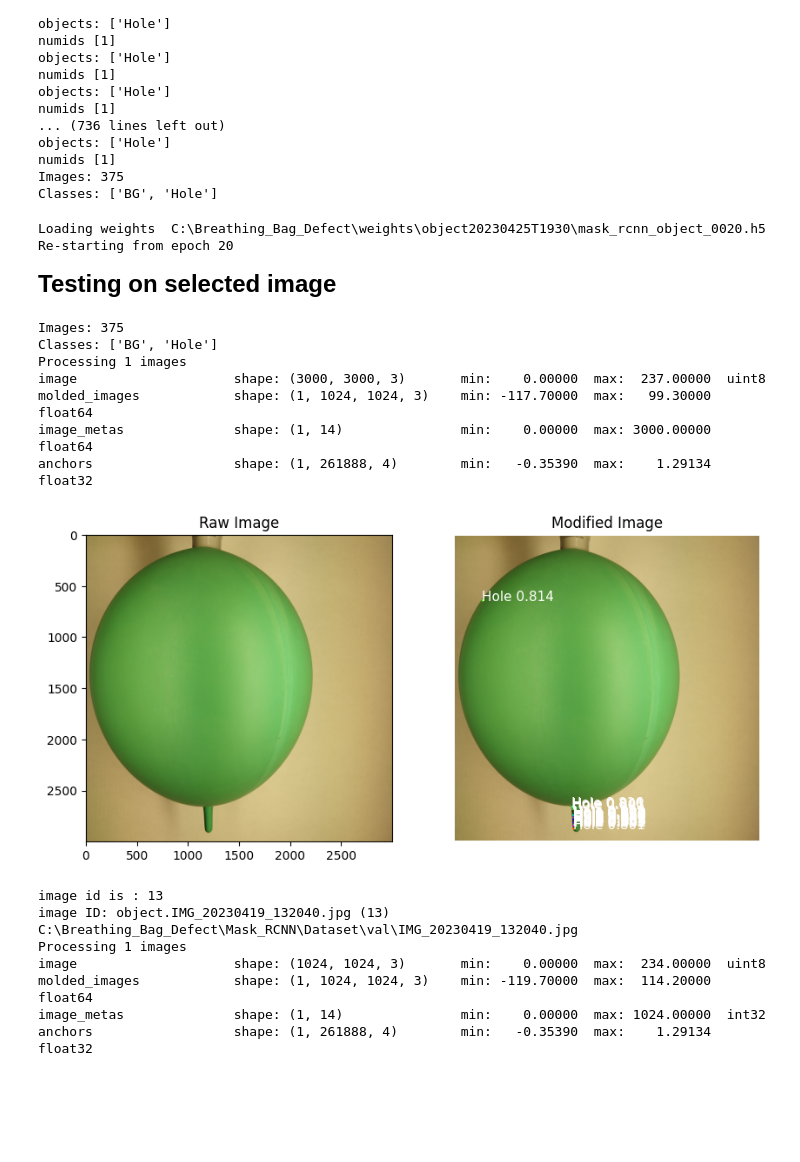
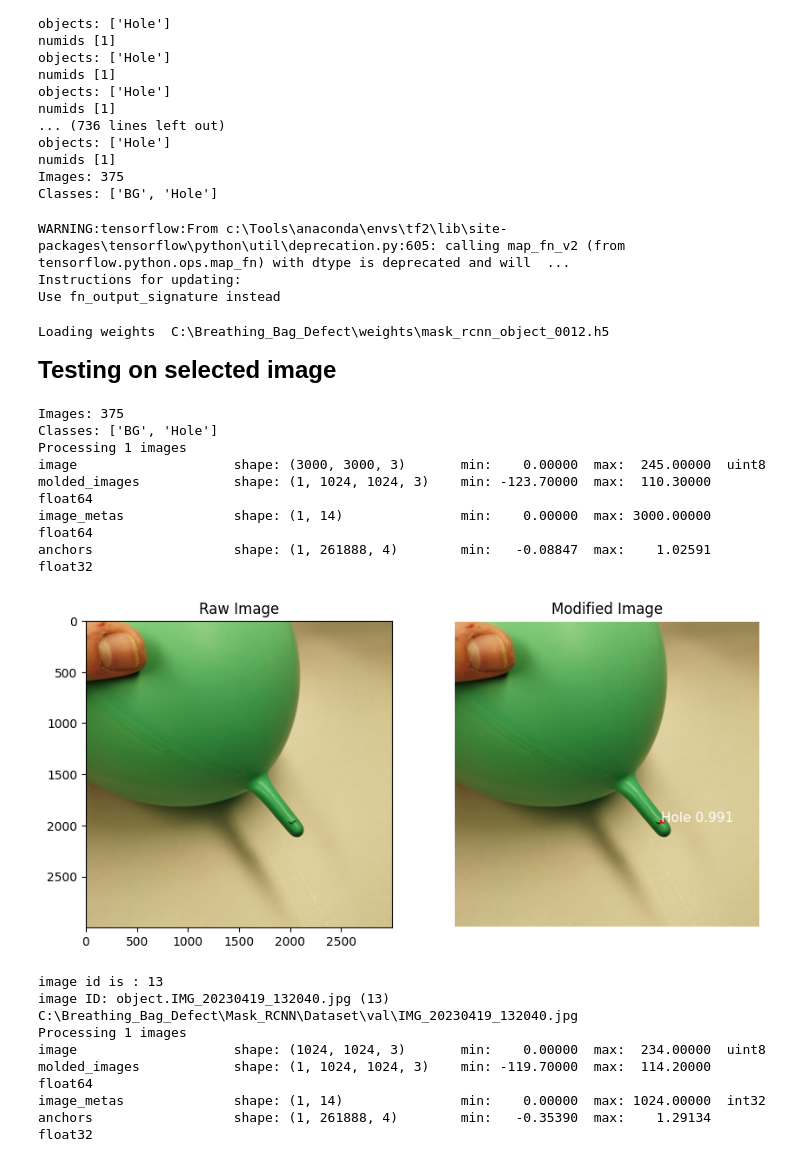
Before and after one commit to REVVVY/Breathing_Bag_Defect, a Jupyter notebook: Mask_RCNN/test_truck_car_model.ipynb, the cells around one changed output. Cells and saved outputs as stored; diff of their text form; code cells hidden in the pictures; blank space fills up the shorter version.

```diff
--- a/Mask_RCNN/test_truck_car_model.ipynb
+++ b/Mask_RCNN/test_truck_car_model.ipynb
@@ -38,4 +38,4 @@ DEFAULT_LOGS_DIR = os.path.join(ROOT_DIR, "logs")
 
 MODEL_DIR = os.path.join(ROOT_DIR, "logs")
 
-WEIGHTS_PATH = "C:\\Breathing_Bag_Defect\\weights\\object20230425T1930\\mask_rcnn_object_0020.h5"   # change it
+WEIGHTS_PATH = "C:\\Breathing_Bag_Defect\\weights\\mask_rcnn_object_0012.h5"   # change it
@@ -53,7 +51,7 @@ class CustomConfig(Config):
 
     NUM_CLASSES = 1 + 1  # Background + Hole
 
-    RPN_ANCHOR_SCALES = (32, 64, 128, 256, 512)  # anchor side in pixels
+    RPN_ANCHOR_SCALES = (8, 16, 32, 64, 128)  # anchor side in pixels
 
     # Number of training steps per epoch
     STEPS_PER_EPOCH = 2000
@@ -169,6 +167,10 @@ Classes: ['BG', 'Hole']
 config = CustomConfig()
 #LOAD MODEL. Create model in inference mode
 model = modellib.MaskRCNN(mode="inference", model_dir=MODEL_DIR, config=config)
+# %% [output]
+WARNING:tensorflow:From c:\Tools\anaconda\envs\tf2\lib\site-packages\tensorflow\python\util\deprecation.py:605: calling map_fn_v2 (from tensorflow.python.ops.map_fn) with dtype is deprecated and will  ...
+Instructions for updating:
+Use fn_output_signature instead
 # %%
 # Load COCO weights Or, load the last model you trained
 weights_path = WEIGHTS_PATH
@@ -176,44 +178,43 @@ weights_path = WEIGHTS_PATH
 print("Loading weights ", weights_path)
 model.load_weights(weights_path, by_name=True)
 # %% [output]
-Loading weights  C:\Breathing_Bag_Defect\weights\object20230425T1930\mask_rcnn_object_0020.h5
-Re-starting from epoch 20
+Loading weights  C:\Breathing_Bag_Defect\weights\mask_rcnn_object_0012.h5
 # %% [markdown]
 <span style="font-size: 24px; font-weight: bold;">Testing on selected image</span>
 # %%
 print("Images: {}\nClasses: {}".format(len(dataset.image_ids), dataset.class_names))
 
 # Load the raw image
-path_to_image = 'C:\\Breathing_Bag_Defect\\Mask_RCNN\\Dataset\\Test\\IMG_20230419_140120.jpg'
+path_to_image = 'C:\\Breathing_Bag_Defect\\Mask_RCNN\\Dataset\\Test\\IMG_20230420_112251.jpg'
 raw_image = mpimg.imread(path_to_image)
 
 # Run object detection on the raw image
 results = model.detect([raw_image], verbose=1)
 r = results[0]
 
 # Create a figure with two subplots
 fig, axs = plt.subplots(1, 2, figsize=(10, 5))
 
 # Display the raw image in the left subplot
 axs[0].imshow(raw_image)
 axs[0].set_title('Raw Image')
 
 # Display the modified image in the right subplot
 visualize.display_instances(raw_image, r['rois'], r['masks'], r['class_ids'],
                             dataset.class_names, r['scores'], ax=axs[1])
 axs[1].set_title('Modified Image')
 
 # Show the figure
 plt.show()
 # %% [output]
 Images: 375
 Classes: ['BG', 'Hole']
 Processing 1 images
-image                    shape: (3000, 3000, 3)       min:    0.00000  max:  237.00000  uint8
-molded_images            shape: (1, 1024, 1024, 3)    min: -117.70000  max:   99.30000  float64
+image                    shape: (3000, 3000, 3)       min:    0.00000  max:  245.00000  uint8
+molded_images            shape: (1, 1024, 1024, 3)    min: -123.70000  max:  110.30000  float64
 image_metas              shape: (1, 14)               min:    0.00000  max: 3000.00000  float64
-anchors                  shape: (1, 261888, 4)        min:   -0.35390  max:    1.29134  float32
+anchors                  shape: (1, 261888, 4)        min:   -0.08847  max:    1.02591  float32
-[figure, old version]
+[figure, new version]
 # %%
 #RUN DETECTION
 image_id = random.choice(dataset.image_ids)
```
Also changed, not shown: parts of 3 cells of this notebook, 1 other file.
